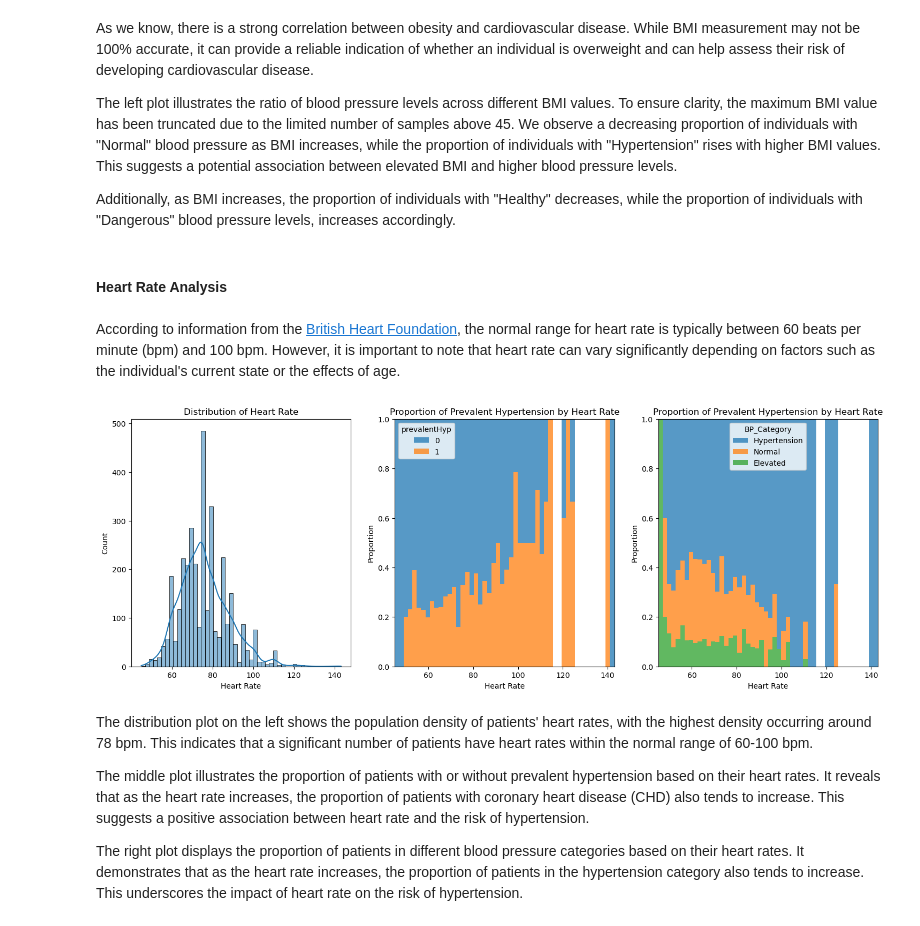
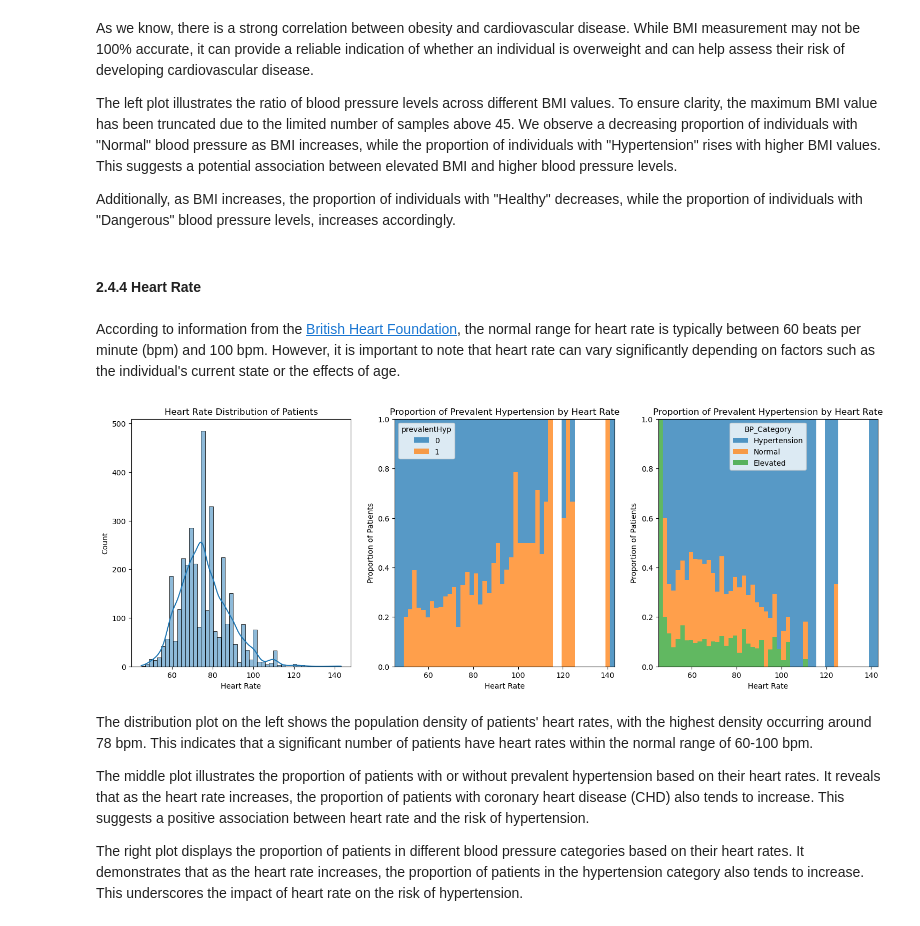
Before and after one commit to puc26/kaggleNotebook, a Jupyter notebook: cardiovascular_risk.ipynb, the cells around one changed output. Cells and saved outputs as stored; diff of their text form; code cells hidden in the pictures.

```diff
--- a/cardiovascular_risk.ipynb
+++ b/cardiovascular_risk.ipynb
@@ -484,29 +629,32 @@ The left plot illustrates the ratio of blood pressure levels across different BM
 
 Additionally, as BMI increases, the proportion of individuals with "Healthy" decreases, while the proportion of individuals with "Dangerous" blood pressure levels, increases accordingly.
 # %% [markdown]
-#### Heart Rate Analysis
+#### 2.4.4 Heart Rate
 # %% [markdown]
 According to information from the [British Heart Foundation](https://www.bhf.org.uk/informationsupport/heart-matters-magazine/medical/ask-the-experts/pulse-rate), the normal range for heart rate is typically between 60 beats per minute (bpm) and 100 bpm. However, it is important to note that heart rate can vary significantly depending on factors such as the individual's current state or the effects of age.
 # %%
 fig, (ax0, ax1, ax2) = plt.subplots(1, 3, figsize=(18,6))
 
+# Heart Rate Distribution of Patients
 sns.histplot(data=med_df, x='heartRate', kde=True, ax=ax0)
 ax0.set_xlabel('Heart Rate')
-ax0.set_title('Distribution of Heart Rate')
+ax0.set_title('Heart Rate Distribution of Patients')
 
+# Proportion of Prevalent Hypertension by Heart Rate
 sns.histplot(data=med_df, x='heartRate', hue='prevalentHyp', multiple='fill', edgecolor='none', ax=ax1)
 ax1.set_xlabel('Heart Rate')
-ax1.set_ylabel('Proportion')
+ax1.set_ylabel('Proportion of Patients')
 ax1.set_title('Proportion of Prevalent Hypertension by Heart Rate')
 
+# Proportion of Prevalent Hypertension by Heart Rate
 sns.histplot(data=med_df, x='heartRate', hue='BP_Category', multiple='fill', edgecolor='none', ax=ax2)
 ax2.set_xlabel('Heart Rate')
-ax2.set_ylabel('Proportion')
+ax2.set_ylabel('Proportion of Patients')
 ax2.set_title('Proportion of Prevalent Hypertension by Heart Rate')
 
 plt.show()
 # %% [output]
-[figure, old version]
+[figure, new version]
 # %% [markdown]
 The distribution plot on the left shows the population density of patients' heart rates, with the highest density occurring around 78 bpm. This indicates that a significant number of patients have heart rates within the normal range of 60-100 bpm.
 
```
Also changed, not shown: parts of 144 cells of this notebook.
